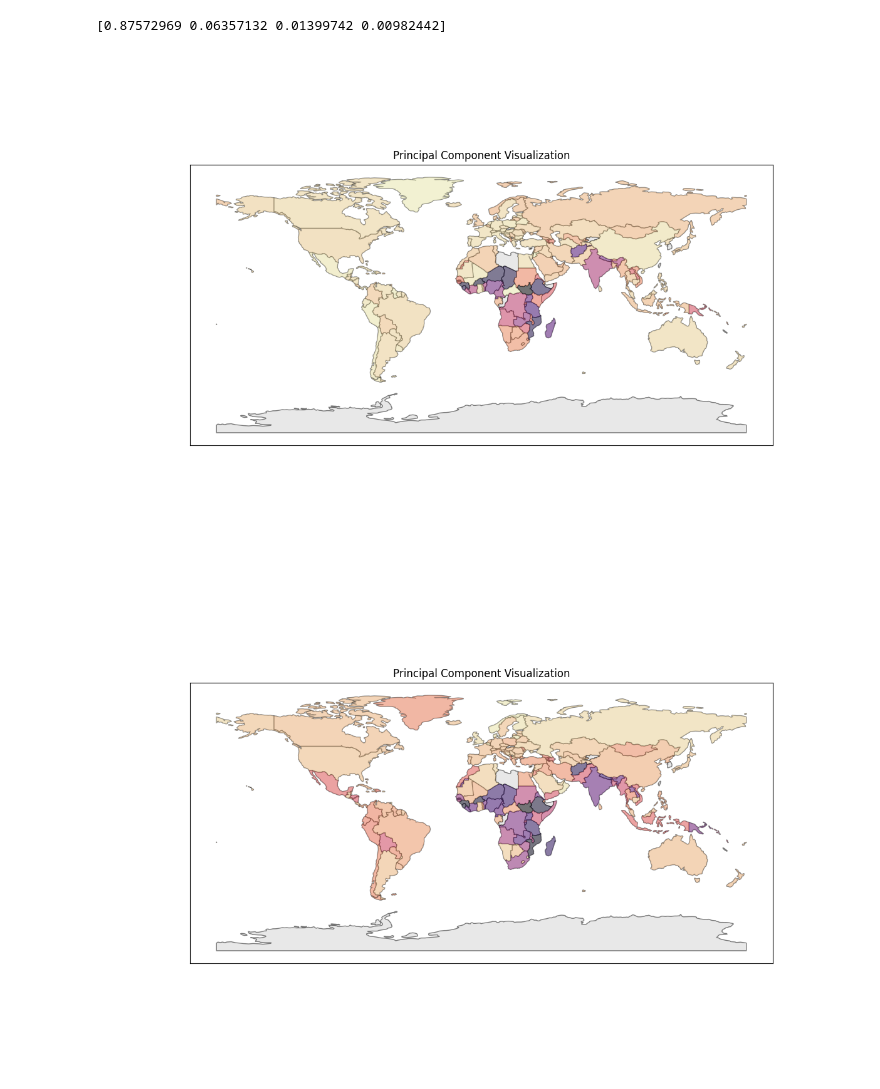
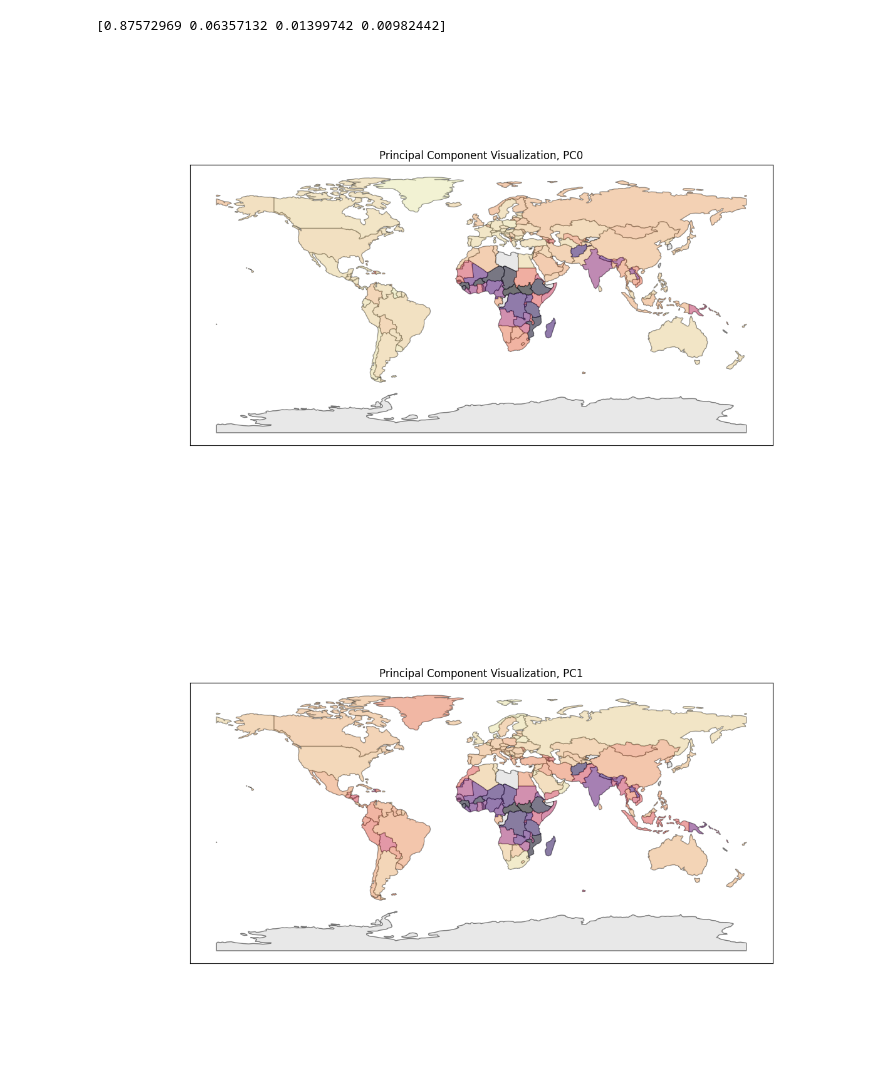
Before and after one commit to echometerain/cxc, a Jupyter notebook: sap.ipynb, the cells around one changed output. Saved outputs shown, nothing was run; the diff lists cells and outputs as text; code cells hidden in the pictures.

```diff
--- a/sap.ipynb
+++ b/sap.ipynb
@@ -134,6 +126,10 @@ square = [
     'People using at least basic sanitation services (% of population)',
     'Urban population (% of total population)',
 ]
+pov_col = [
+    "Multidimensional poverty headcount ratio (World Bank) (% of population)",
+    "Multidimensional poverty headcount ratio (UNDP) (% of population)"
+]
 # %%
 epsilon = 0.01 # add a little offset because you can't log 0
 
@@ -153,7 +149,7 @@ df2 = df2.drop(columns=years)
 
 # use pseudo-log to normalize most statistics
 pseudo_log = lambda x: np.arcsinh(x/2)/np.log(10)
-allnolog = sqrt + nolog + square
+allnolog = sqrt + nolog + square + pov_col
 logged = df2.groupby("Indicator Name").filter(lambda x: x["mean_x"].min() > 0 and x["Indicator Name"].unique()[0] not in allnolog)
 df2.update(logged[summaries].replace({0: epsilon}).apply(lambda col:pseudo_log(col))) # DIRECTLY CHANGES OBJECT!!!
 
@@ -181,8 +177,7 @@ nan_idx = df2.isna().sum(axis=1).sort_values()
 nan_col = nan_col.loc[nan_col > 130]
 nan_idx = nan_idx[nan_idx > 130]
 
-# these don't have first or second derivatives because they only have one value per country
-pov_col = ["Multidimensional poverty headcount ratio (World Bank) (% of population)", "Multidimensional poverty headcount ratio (UNDP) (% of population)"]
+# the poverty indicators don't have first or second derivatives because they only have one value per country
 df_pov = df2[pov_col].drop(index=nan_idx.index).rename(columns={pov_col[0]:"WB", pov_col[1]:"UNDP"})
 df2 = df2.drop(columns=(list(nan_col.index) + pov_col), index=nan_idx.index).apply(replacer)
 
@@ -221,15 +216,15 @@ pca = PCA(n_components=4) # we don't be using the last two
 x = pca.fit_transform(Scaled_data)
 scores = np.matmul(Scaled_data.T, x).T # shape needs to be correct to matrix multiply
 print(scores.shape) # (principle components, indicators)
-# sns.displot(data=scores.iloc[:,0])
-scores[0] = ((scores[0] - 1200) / (2800 - 1200))**2
-scores[1] = (-scores[1] + 600) / 900
+
+# normalize country scores
+scores[0] = ((scores[0] - np.min(scores[0])) / (np.max(scores[0]) - np.min(scores[0])))**2
+scores[1] = (-scores[1] - np.min(-scores[1])) / (np.max(-scores[1]) - np.min(-scores[1]))
 
 # the name of the axes might not be completely accurate? it's our best guess
-plot2 = sns.scatterplot(y=pd.Series(scores[0]).rename("Country Productivity"),
-                        x=pd.Series(scores[1]).rename("Personal wealth (distorted by inequality)"), legend=False, ax=ax2)
-plt.title("Principal Component Visualization")
-# ax = sns.displot(data=scores[0])
+plot2 = sns.scatterplot(y=pd.Series(scores[0]).rename("PC0"),
+                        x=pd.Series(scores[1]).rename("PC1"), legend=False, ax=ax2)
+plt.title("Principal Component Scores: PC0 vs PC1")
 cursor(plot2, hover=True).connect("add", lambda sel: sel.annotation.set_text(df2.index[sel.index])) # add cursor hover
 plt.show()
 # %% [output]
@@ -289,44 +331,41 @@ def world_plots(n, axn):
         color="lightgray",
         edgecolor="black",
         alpha=0.5
     )
 
     score_series = pd.Series(scores[n], index=df2.index)
     colors = sns.color_palette("magma", as_cmap=True)
-    colored_countries = gpd.GeoDataFrame(columns=['geometry', 'score'])
-    # patches = []
+    colored_countries = gpd.GeoDataFrame(columns=['geometry', 'score', 'certainty'])
 
     for i in range(len(score_series)):
         # fuzzy match country labels from the SAP dataset to the geographic data
         match = process.extractOne(score_series.index[i], world.index) # (country name, confidence)
         if match[1] < 50: # less than 50% certainty
             continue
-        country_geometry = world.loc[match[0]].geometry
-        colored_countries.loc[match[0]] = {
-            'geometry': country_geometry,
-            'score': score_series.iloc[i]
-        }
-        # color = colors(((score - 1200) / (2800 - 1200))**2)
-        # patch = mpatches.Patch(label=match[0], color=color)
-        # patches.append(patch)
+        if match[0] not in colored_countries.index or match[1] > colored_countries.loc[match[0], "certainty"]:
+            colored_countries.loc[match[0]] = {
+                'geometry': world.loc[match[0]].geometry,
+                'score': score_series.iloc[i],
+                'certainty': match[1]
+            }
 
     # plot country colours
     if not colored_countries.empty:
         colored_countries.plot(
             ax=axn,
             column='score',
             cmap=colors,
             alpha=0.5
         )
 
     # turn off axis ticks
     axn.set_xticks([])
     axn.set_yticks([])
-    axn.set_title("Principal Component Visualization")
+    axn.set_title("Principal Component Visualization, PC" + str(n))
 
 world_plots(0, ax3)
 world_plots(1, ax4)
 # %% [output]
-[figure, old version]
+[figure, new version]
-[figure, old version]
+[figure, new version]
 # %%
```
Also changed, not shown: parts of 9 cells of this notebook, 1 other file.
